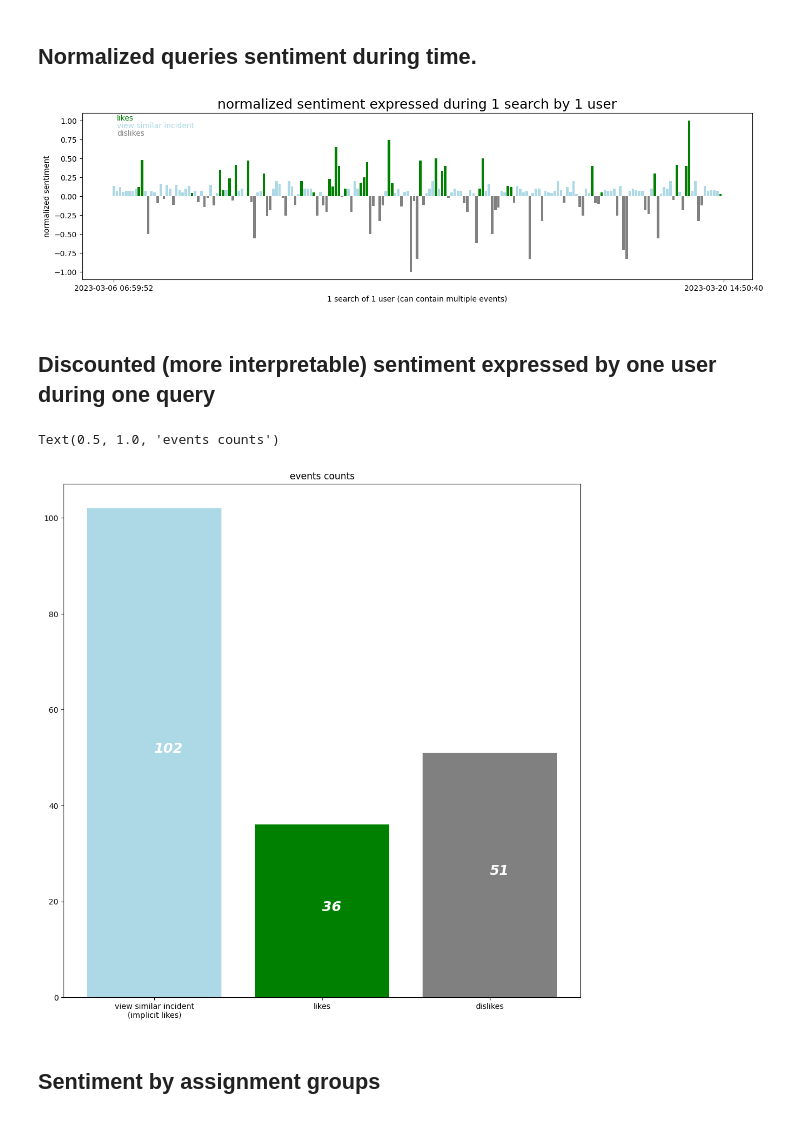
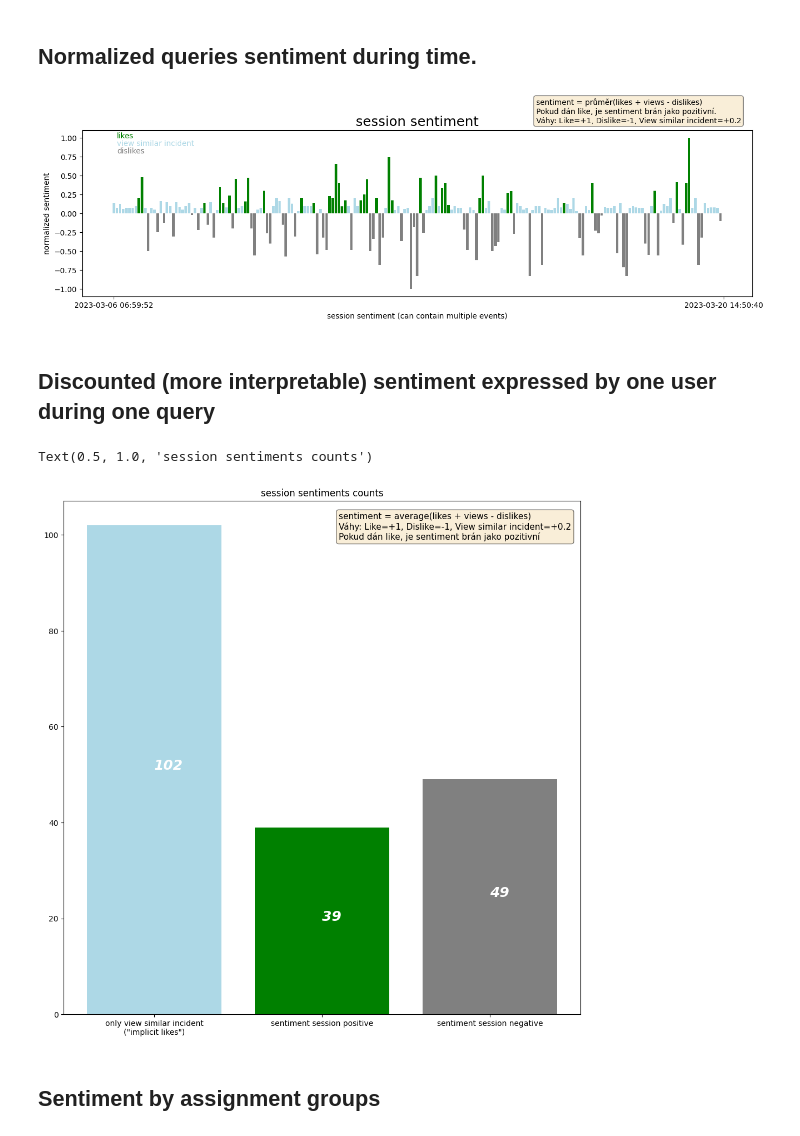
Before and after one commit to the-mama-ai/msearch_csas_ux_analysis, a Jupyter notebook: analysis.ipynb, the cells around one changed output. Cells and saved outputs as stored; diff of their text form; code cells hidden in the pictures.

Commit message:
new logs and minor code/graph update

```diff
--- a/analysis.ipynb
+++ b/analysis.ipynb
@@ -134,6 +134,7 @@ sentiment_paths: dict[str, Path] = {name: Path() for name in all_relevant_event_
 for source_and_user, indices in all_relevant_event_groups.items():
     likes: float = 0
     dislikes: float = 0
+    views: float = 0
 
     liked_ids: set[str] = set()
     disliked_ids: set[str] = set()
@@ -153,48 +154,52 @@ for source_and_user, indices in all_relevant_event_groups.items():
                     disliked_ids.add(event.similar_ticket_id)
             case EventType.VIEW_SIMILAR_INCIDENT:
                 if event.similar_ticket_id not in similar_view_ids:
-                    likes += SIMILAR_VIEW_WEIGHT
+                    views += SIMILAR_VIEW_WEIGHT
                     similar_view_ids.add(event.similar_ticket_id)
 
     if likes > 0 and dislikes > 0:
-        dislikes /= 2
-    sentiment_paths[source_and_user].sentiment = float((likes - dislikes) / len(indices))
+        dislikes = 0
+    sentiment_paths[source_and_user].sentiment = float((likes + views - dislikes) / len(indices))
 
     sentiment_paths[source_and_user].events += [events[index] for index in indices]
     sentiment_paths[source_and_user].timestamp_start = events[indices[0]].timestamp
 
 # Sort by timestamp
 sentiment_paths_sorted = sorted(sentiment_paths.items(), key=lambda item: item[1].timestamp_start)
 
 f, ax = plt.subplots(figsize=(16, 4))
 colors: list[str] = []
 for name, path in sentiment_paths_sorted:
     if path.only_view:
         colors.append('lightblue')  # mediumspringblue, cornflowerblue
     elif path.sentiment >= 0:
         colors.append('green')
     elif path.sentiment < 0:
         colors.append('grey')
 
 plt.bar(
     range(len(sentiment_paths_sorted)),
     [path[1].sentiment for path in sentiment_paths_sorted],
     color=colors
 )
 
-plt.title('normalized sentiment expressed during 1 search by 1 user', size=18)
-plt.xlabel('1 search of 1 user (can contain multiple events)')
+plt.title('session sentiment', size=18)
+plt.xlabel('session sentiment (can contain multiple events)')
 plt.xticks([0, len(sentiment_paths_sorted)],
            [sentiment_paths_sorted[0][1].timestamp_start, sentiment_paths_sorted[-1][1].timestamp_start])
 plt.ylabel('normalized sentiment')
 plt.text(1, 1, f'likes', color='green')
 plt.text(1, 0.9, f'view similar incident', color='lightblue')  #mediumseagreen
 plt.text(1, 0.8, f'dislikes', color='gray')
 
-plt.text(180, 1.2, f"")
+plt.text(135, 1.2, f"sentiment = average(likes + views - dislikes)\n"
+                   f"Váhy: Like=+1, Dislike=-1, View similar incident=+0.2\n"
+                   f"Pokud dán like, je sentiment brán jako pozitivní.",
+
+         size=10, bbox=dict(boxstyle='round', facecolor='wheat', alpha=0.5))
 plt.show()
 # %% [output]
-[figure, old version]
+[figure, new version]
 # %% [markdown]
 ## Discounted (more interpretable) sentiment expressed by one user during one query
 # %%
@@ -207,7 +212,7 @@ dislike_count -= DISLIKE_MULTIPLE_CLICKS_BUG_CORRECTION
 
 f, ax = plt.subplots(figsize=(12, 12))
 plt.bar(
-    ['view similar incident\n(implicit likes)', 'likes', 'dislikes'],
+    ['only view similar incident\n("implicit likes")', 'sentiment session positive', 'sentiment session negative'],
     [views_count, likes_count, dislike_count],
     color=['lightblue', 'green', 'grey']
 )
@@ -215,10 +220,14 @@ plt.bar(
 plt.text(0, views_count / 2, f"{views_count}", size=18, weight='bold', style='oblique', color='white')
 plt.text(1, likes_count / 2, f"{likes_count}", size=18, weight='bold', style='oblique', color='white')
 plt.text(2, dislike_count / 2, f"{dislike_count}", size=18, weight='bold', style='oblique', color='white')
-plt.title('events counts')
+plt.text(1.1, 99, f"sentiment = average(likes + views - dislikes)\n"
+                  f"Váhy: Like=+1, Dislike=-1, View similar incident=+0.2\n"
+                  f"Pokud dán like, je sentiment brán jako pozitivní",
+         size=11, bbox=dict(boxstyle='round', facecolor='wheat', alpha=0.5))
+plt.title('session sentiments counts')
 # %% [output]
-Text(0.5, 1.0, 'events counts')
+Text(0.5, 1.0, 'session sentiments counts')
-[figure, old version]
+[figure, new version]
 # %% [markdown]
 ## Sentiment by assignment groups
 # %%
```
Also changed, not shown: parts of 1 cell of this notebook, 6 other files.
